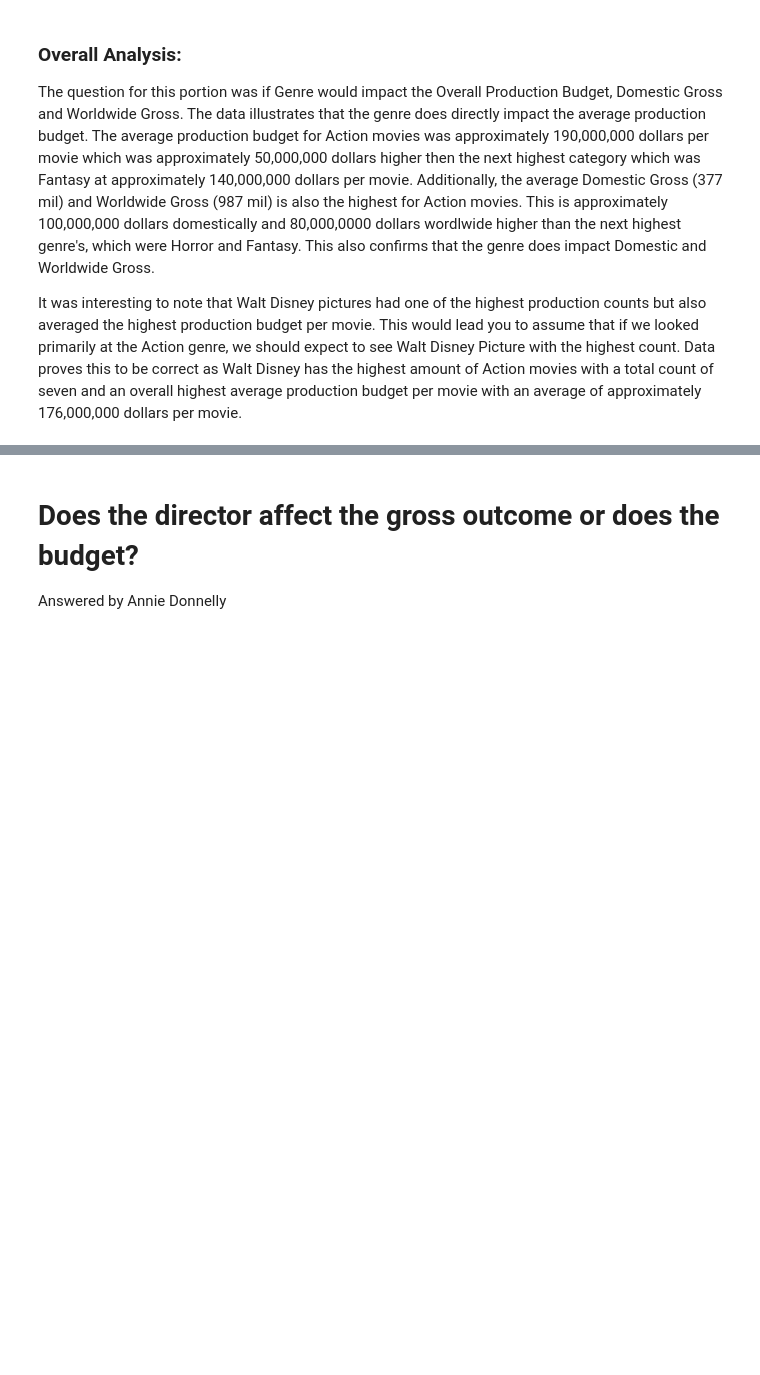
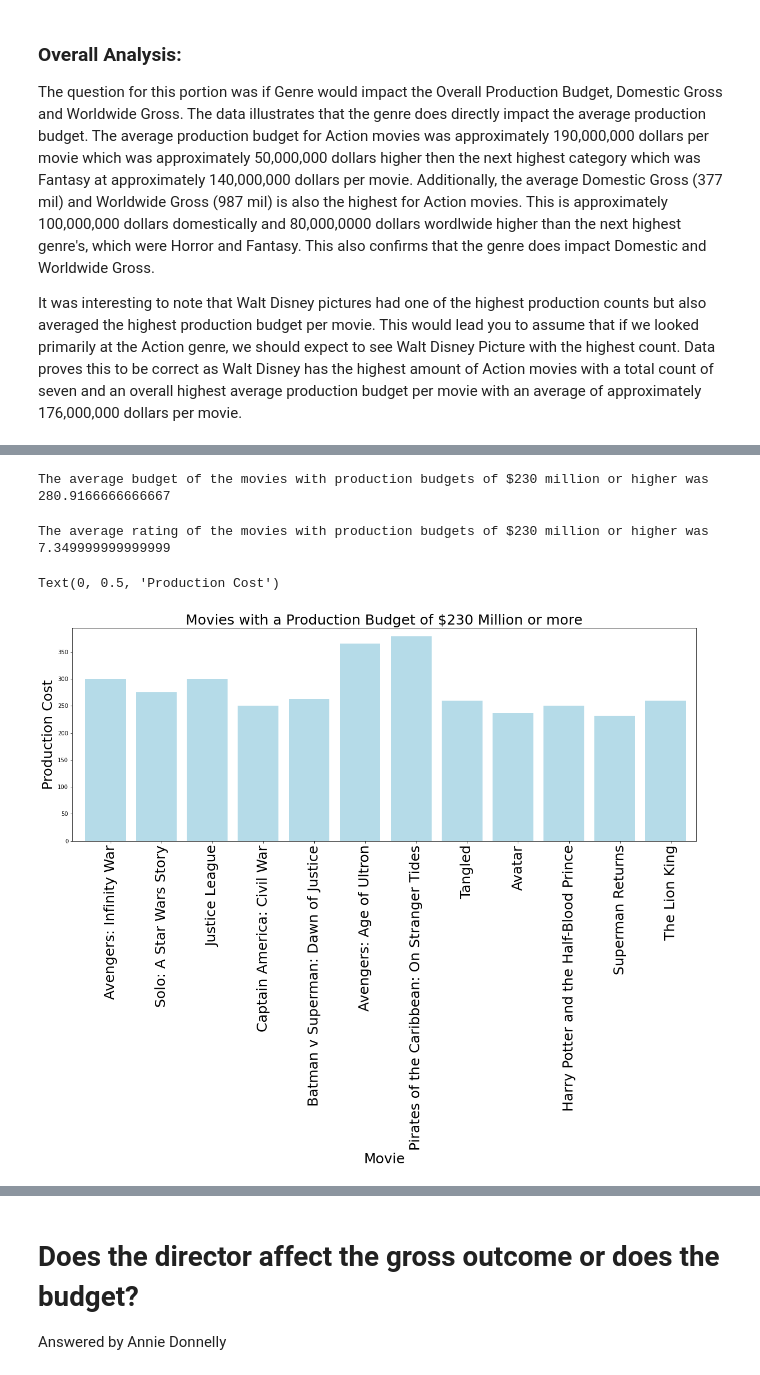
Before and after one commit to annied222/Project_1, a Jupyter notebook: movies.ipynb, the cells around one changed output, grey strips where cells are left out. Saved outputs shown, nothing was run; the diff lists cells and outputs as text; code cells hidden in the pictures; blank space fills up the shorter version.

```diff
--- a/movies.ipynb
+++ b/movies.ipynb
@@ -514,0 +632,5 @@ It was interesting to note that Walt Disney pictures had one of the highest prod
+# %%
+# Identifiying the movies with the highest Production Budgets
+highestcost_df = robert_df.loc[robert_df["Production Budget"] >= 230, [
+    "Title", "Production Budget", "IMDB Rating", "Year", "Studio", "Director"]]
+highestcost_df
@@ -514,0 +651,27 @@ It was interesting to note that Walt Disney pictures had one of the highest prod
+# %%
+high_budavg = highestcost_df["Production Budget"].mean()
+
+print(f"The average budget of the movies with production budgets of $230 million or higher was {high_budavg}")
+# %% [output]
+The average budget of the movies with production budgets of $230 million or higher was 280.9166666666667
+# %%
+high_rateavg = highestcost_df["IMDB Rating"].mean()
+
+print(f"The average rating of the movies with production budgets of $230 million or higher was {high_rateavg}")
+# %% [output]
+The average rating of the movies with production budgets of $230 million or higher was 7.349999999999999
+# %%
+x_axishighbud = np.arange(len(highestcost_df))
+tick_locations = [value+0.5 for value in x_axishighbud]
+
+plt.figure(figsize=(20,7))
+plt.bar(x_axishighbud, highestcost_df["Production Budget"], color='lightblue', alpha=0.9, align="edge")
+plt.xticks(tick_locations, highestcost_df["Title"], rotation="90", fontsize=25)
+plt.xlim(-0.25, len(x_axishighbud))
+plt.ylim(0, max(highestcost_df["Production Budget"])+15)
+plt.title("Movies with a Production Budget of $230 Million or more",fontsize=25)
+plt.xlabel("Movie", fontsize=25)
+plt.ylabel("Production Cost", fontsize=25)
+# %% [output]
+Text(0, 0.5, 'Production Cost')
+[figure, added]
```
Also changed, not shown: parts of 17 cells of this notebook, 2 other files.
